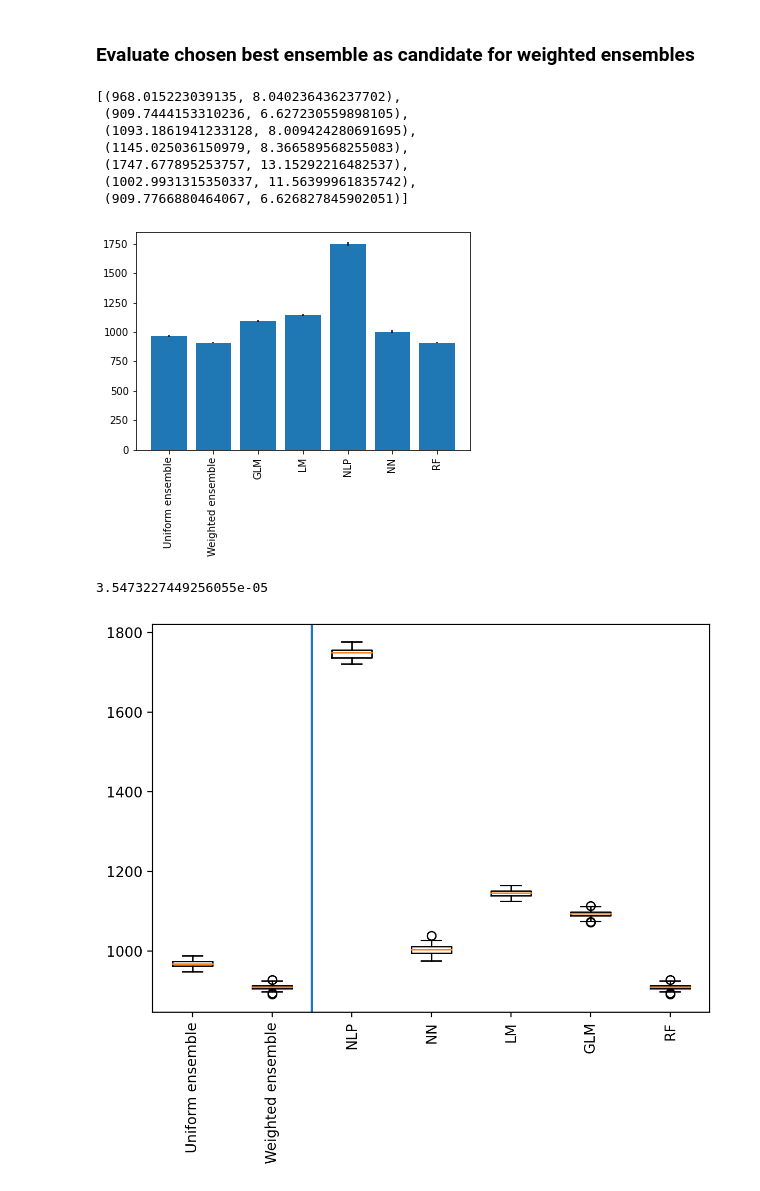
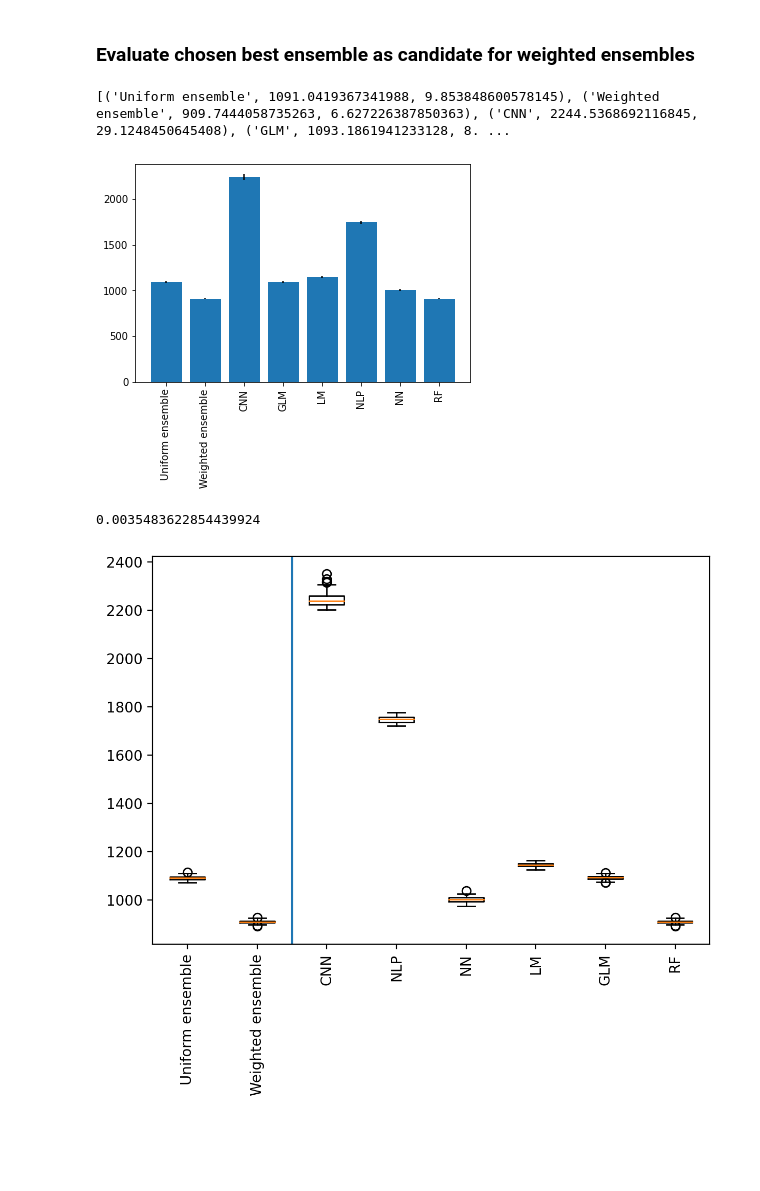
Before and after one commit to Llamrei/car_data_analysis, a Jupyter notebook: ensemble.ipynb, the cells around one changed output. Drawn from its saved outputs; the diff is of its cells as text; code cells hidden in the pictures; blank space fills up the shorter version.

```diff
--- a/ensemble.ipynb
+++ b/ensemble.ipynb
@@ -59,9 +59,11 @@ results
 20410966 rows × 6 columns
 # %%
 all_methods = ["CNN", "NLP", "NN", "LM", "GLM", "RF"]
-# included_methods = all_methods
+included_methods = all_methods
 # included_methods = ["NLP", "NN", "LM", "GLM", "RF"]
-included_methods = ["NLP", "RF"]
+# included_methods = ["NLP", "RF"]
+# included_methods = ["NN", "LM", "GLM", "RF"]
+# included_methods = ["CNN", "NLP"]
 
 overall = results
 overall["exp"] = pd.to_numeric(overall["exp"])
@@ -138,7 +140,8 @@ Length: 435, dtype: float64
 # %%
 weights = dict()
+max_alpha = 10e3
 for metric in ["mae"]:
-    for alpha in np.linspace(500, 10e3, 10):
+    for alpha in np.linspace(500, max_alpha, 10):
         tmp = metrics[metric].groupby("exp").transform(lambda x: alpha/x)
         # Softmax so weights sum to 1
         if metric not in weights:
@@ -294,20 +277,23 @@ errs = [mean_res.std(), weighted_res.std(), *iso_res.std(level="method").to_list
 # %%
 plt.bar(pos, height, yerr=errs)
 plt.xticks(pos, bars, rotation=90)
-list(zip(height,errs))
+res = list(zip(bars,height,errs))
+print(res)
+res_file = saving_prefix + "_means_" + "_".join(included_methods) + ".csv"
+with open(res_file, "w") as f:
+    for model_res in res:
+        model_res = [str(x) for x in model_res]
+        f.write(",".join(model_res)+"\n")
 # %% [output]
-[(968.015223039135, 8.040236436237702),
- (909.7444153310236, 6.627230559898105),
- (1093.1861941233128, 8.009424280691695),
- (1145.025036150979, 8.366589568255083),
- (1747.677895253757, 13.15292216482537),
- (1002.9931315350337, 11.56399961835742),
- (909.7766880464067, 6.626827845902051)]
+[('Uniform ensemble', 1091.0419367341988, 9.853848600578145), ('Weighted ensemble', 909.7444058735263, 6.627226387850363), ('CNN', 2244.5368692116845, 29.1248450645408), ('GLM', 1093.1861941233128, 8. ...
-[figure, old version]
+[figure, new version]
 # %%
-((height[-1] - height[1])/height[-1])
+perc_improve = ((height[-1] - height[1])/height[-1])*100
+with open(res_file, "a") as f:
+    f.write(f"% improved, {perc_improve}\n")
+perc_improve
 # %% [output]
-3.5473227449256055e-05
+0.0035483622854439924
 # %%
 vals = [mean_res.to_list(),
         weighted_res.to_list(),
@@ -323,4 +309,4 @@ pos = range(1,len(vals)+1)
 plt.xticks(pos, labels, rotation=90)
 plt.savefig(saving_prefix + "_ensemble_comparison_" + "_".join(included_methods) + ".png")
 # %% [output]
-[figure, old version]
+[figure, new version]
```
Also changed, not shown: parts of 10 cells of this notebook.
